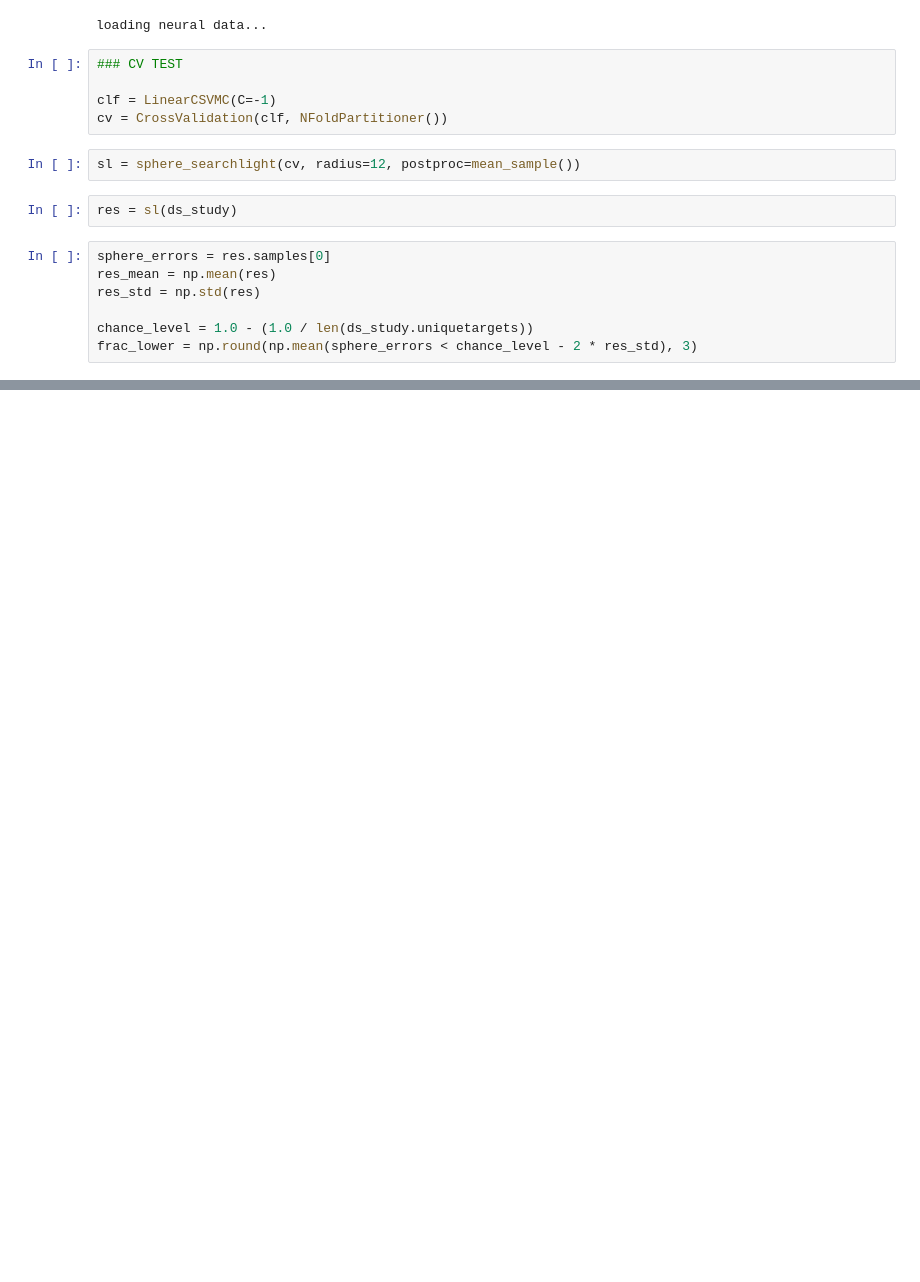
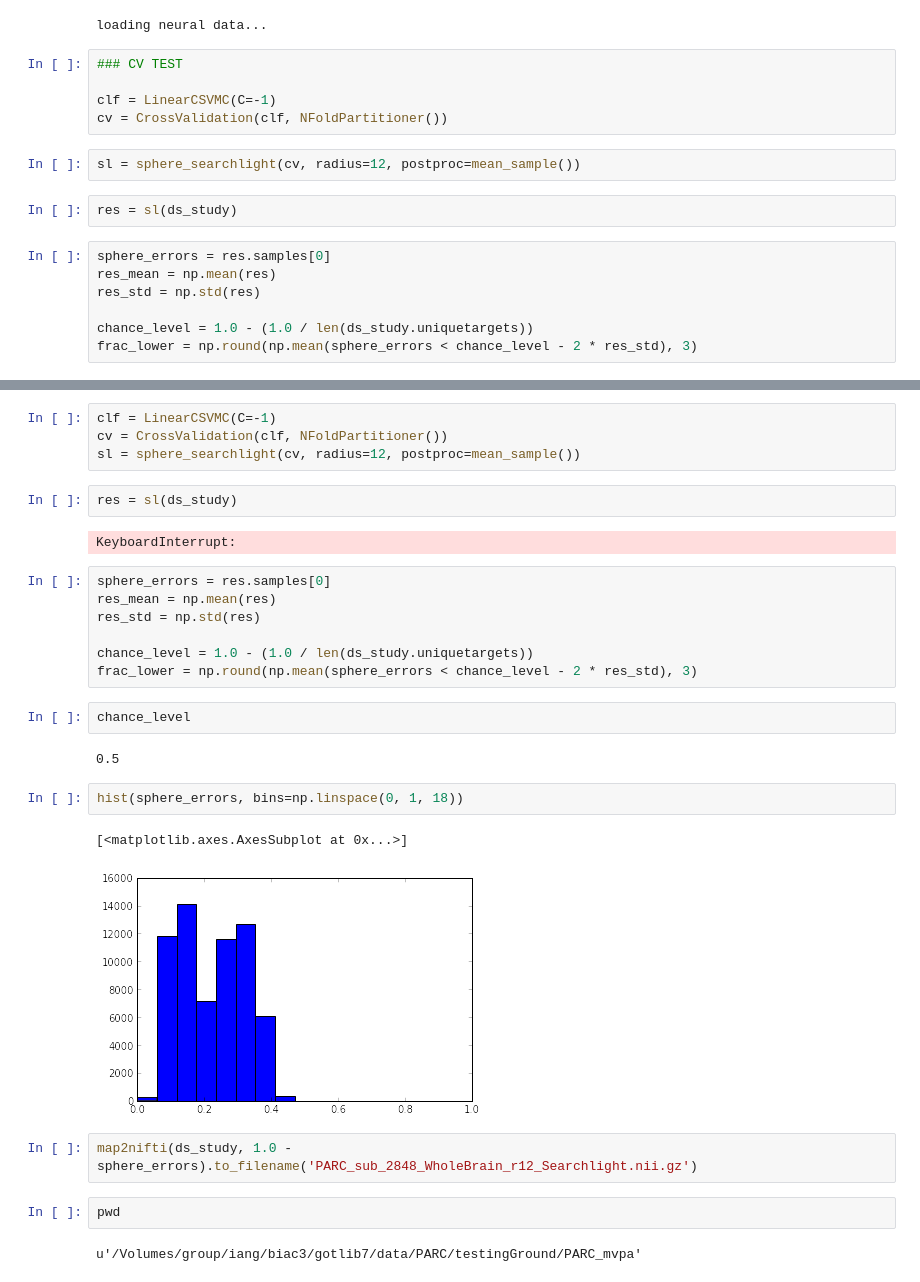
Before and after one commit to sorensje/dissertation, a Jupyter notebook: trySearchlight.ipynb, the cells around one changed output, grey strips where cells are left out. Drawn from its saved outputs; the diff is of its cells as text; blank space fills up the shorter version.

```diff
--- a/trySearchlight.ipynb
+++ b/trySearchlight.ipynb
@@ -102,0 +137,30 @@ u'/Users/Jim/PARC_data_special/mvpa_files'
+# %%
+clf = LinearCSVMC(C=-1)
+cv = CrossValidation(clf, NFoldPartitioner())
+sl = sphere_searchlight(cv, radius=12, postproc=mean_sample())
+# %%
+res = sl(ds_study)
+# %% [output]
+KeyboardInterrupt:
+# %%
+sphere_errors = res.samples[0]
+res_mean = np.mean(res)
+res_std = np.std(res)
+
+chance_level = 1.0 - (1.0 / len(ds_study.uniquetargets))
+frac_lower = np.round(np.mean(sphere_errors < chance_level - 2 * res_std), 3)
+# %%
+chance_level
+# %% [output]
+0.5
+# %%
+hist(sphere_errors, bins=np.linspace(0, 1, 18))
+# %% [output]
+[<matplotlib.axes.AxesSubplot at 0x...>]
+[figure, added]
+# %%
+map2nifti(ds_study, 1.0 - sphere_errors).to_filename('PARC_sub_2848_WholeBrain_r12_Searchlight.nii.gz')
+# %%
+pwd
+# %% [output]
+u'/Volumes/group/iang/biac3/gotlib7/data/PARC/testingGround/PARC_mvpa'
```
Also changed, not shown: parts of 10 cells of this notebook, 25 other files.
